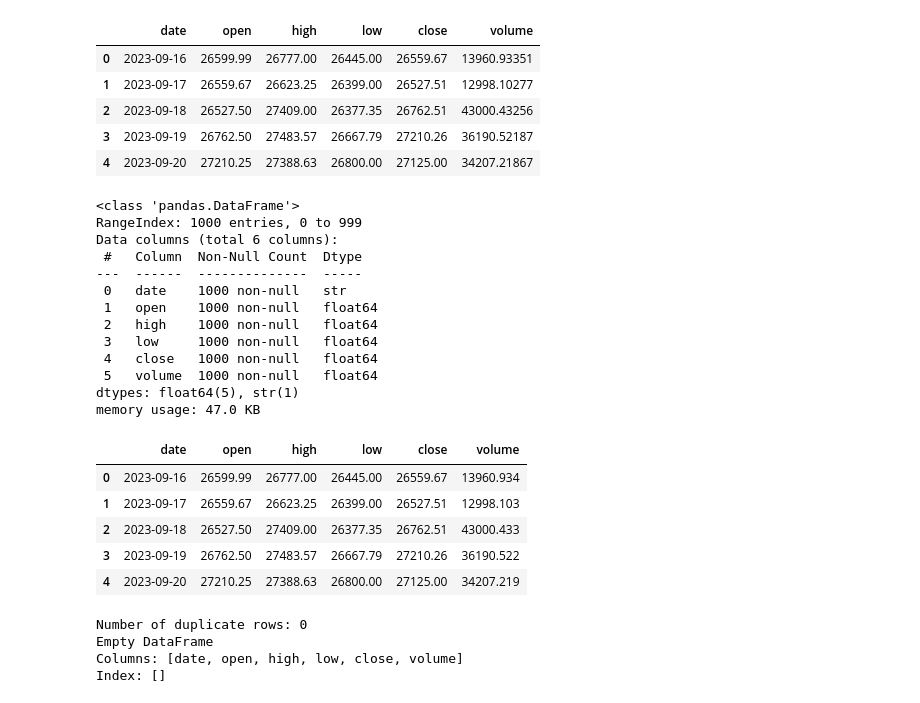
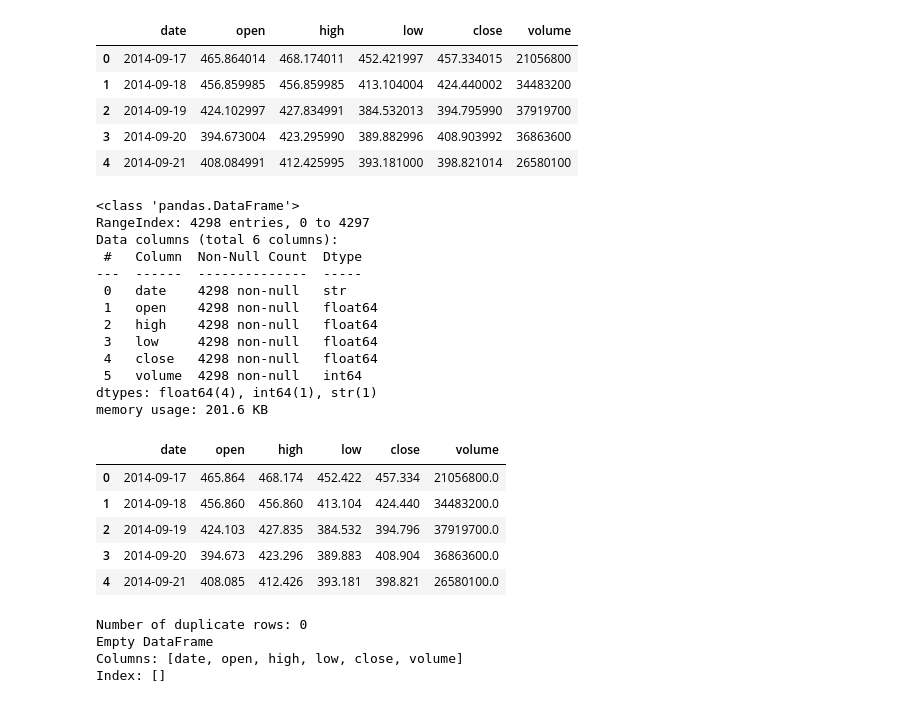
Before and after one commit to rajibulislam1/Financial_Market_Crypto, a Jupyter notebook: models/RandomForest_pattern.ipynb, the cells around one changed output. Cells and saved outputs as stored; diff of their text form; code cells hidden in the pictures.

```diff
--- a/models/RandomForest_pattern.ipynb
+++ b/models/RandomForest_pattern.ipynb
@@ -4,31 +4,31 @@ import numpy as np
 import seaborn as sns
 import matplotlib.pyplot as plt
 # %%
-data = pd.read_csv('../bitcoin_data/raw/btc_binance_daily.csv')
+data = pd.read_csv('../bitcoin_data/raw/btc_daily_clean.csv')
 data.head()
 # %% [output]
 |  | date | open | high | low | close | volume |
-| 0 | 2023-09-16 | 26599.99 | 26777.00 | 26445.00 | 26559.67 | 13960.93351 |
-| 1 | 2023-09-17 | 26559.67 | 26623.25 | 26399.00 | 26527.51 | 12998.10277 |
-| 2 | 2023-09-18 | 26527.50 | 27409.00 | 26377.35 | 26762.51 | 43000.43256 |
-| 3 | 2023-09-19 | 26762.50 | 27483.57 | 26667.79 | 27210.26 | 36190.52187 |
-| 4 | 2023-09-20 | 27210.25 | 27388.63 | 26800.00 | 27125.00 | 34207.21867 |
+| 0 | 2014-09-17 | 465.864014 | 468.174011 | 452.421997 | 457.334015 | 21056800 |
+| 1 | 2014-09-18 | 456.859985 | 456.859985 | 413.104004 | 424.440002 | 34483200 |
+| 2 | 2014-09-19 | 424.102997 | 427.834991 | 384.532013 | 394.795990 | 37919700 |
+| 3 | 2014-09-20 | 394.673004 | 423.295990 | 389.882996 | 408.903992 | 36863600 |
+| 4 | 2014-09-21 | 408.084991 | 412.425995 | 393.181000 | 398.821014 | 26580100 |
 # %%
 data.info()
 # %% [output]
 <class 'pandas.DataFrame'>
-RangeIndex: 1000 entries, 0 to 999
+RangeIndex: 4298 entries, 0 to 4297
 Data columns (total 6 columns):
  #   Column  Non-Null Count  Dtype
 ---  ------  --------------  -----
- 0   date    1000 non-null   str
- 1   open    1000 non-null   float64
- 2   high    1000 non-null   float64
- 3   low     1000 non-null   float64
- 4   close   1000 non-null   float64
- 5   volume  1000 non-null   float64
-dtypes: float64(5), str(1)
-memory usage: 47.0 KB
+ 0   date    4298 non-null   str
+ 1   open    4298 non-null   float64
+ 2   high    4298 non-null   float64
+ 3   low     4298 non-null   float64
+ 4   close   4298 non-null   float64
+ 5   volume  4298 non-null   int64
+dtypes: float64(4), int64(1), str(1)
+memory usage: 201.6 KB
 # %%
 ## take values for 3 decimal
 cols = ["open", "high", "low", "close", "volume"]
@@ -38,11 +38,11 @@ data[cols] = data[cols].astype(float).round(3)
 data.head()
 # %% [output]
 |  | date | open | high | low | close | volume |
-| 0 | 2023-09-16 | 26599.99 | 26777.00 | 26445.00 | 26559.67 | 13960.934 |
-| 1 | 2023-09-17 | 26559.67 | 26623.25 | 26399.00 | 26527.51 | 12998.103 |
-| 2 | 2023-09-18 | 26527.50 | 27409.00 | 26377.35 | 26762.51 | 43000.433 |
-| 3 | 2023-09-19 | 26762.50 | 27483.57 | 26667.79 | 27210.26 | 36190.522 |
-| 4 | 2023-09-20 | 27210.25 | 27388.63 | 26800.00 | 27125.00 | 34207.219 |
+| 0 | 2014-09-17 | 465.864 | 468.174 | 452.422 | 457.334 | 21056800.0 |
+| 1 | 2014-09-18 | 456.860 | 456.860 | 413.104 | 424.440 | 34483200.0 |
+| 2 | 2014-09-19 | 424.103 | 427.835 | 384.532 | 394.796 | 37919700.0 |
+| 3 | 2014-09-20 | 394.673 | 423.296 | 389.883 | 408.904 | 36863600.0 |
+| 4 | 2014-09-21 | 408.085 | 412.426 | 393.181 | 398.821 | 26580100.0 |
 # %%
 data["date"] = pd.to_datetime(data["date"])
 data = data.sort_values("date").reset_index(drop=True)
```
Also changed, not shown: parts of 71 cells of this notebook, 7 other files.
